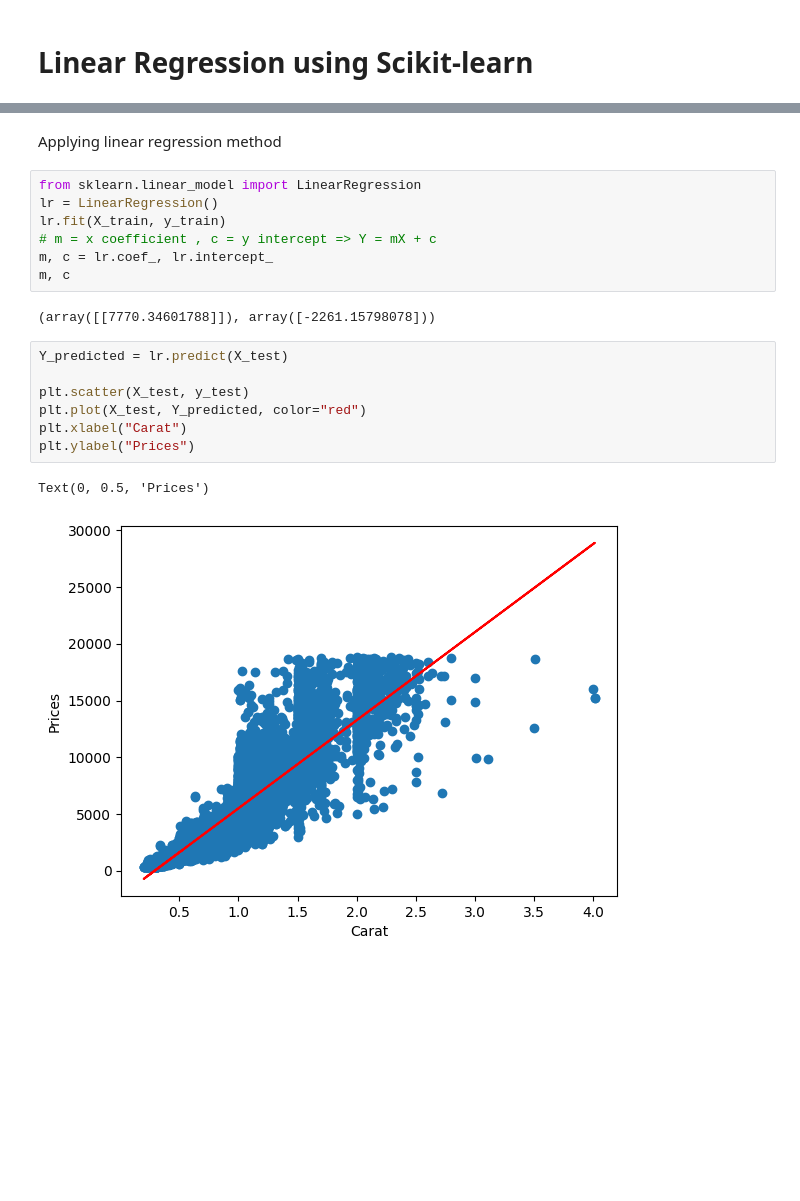
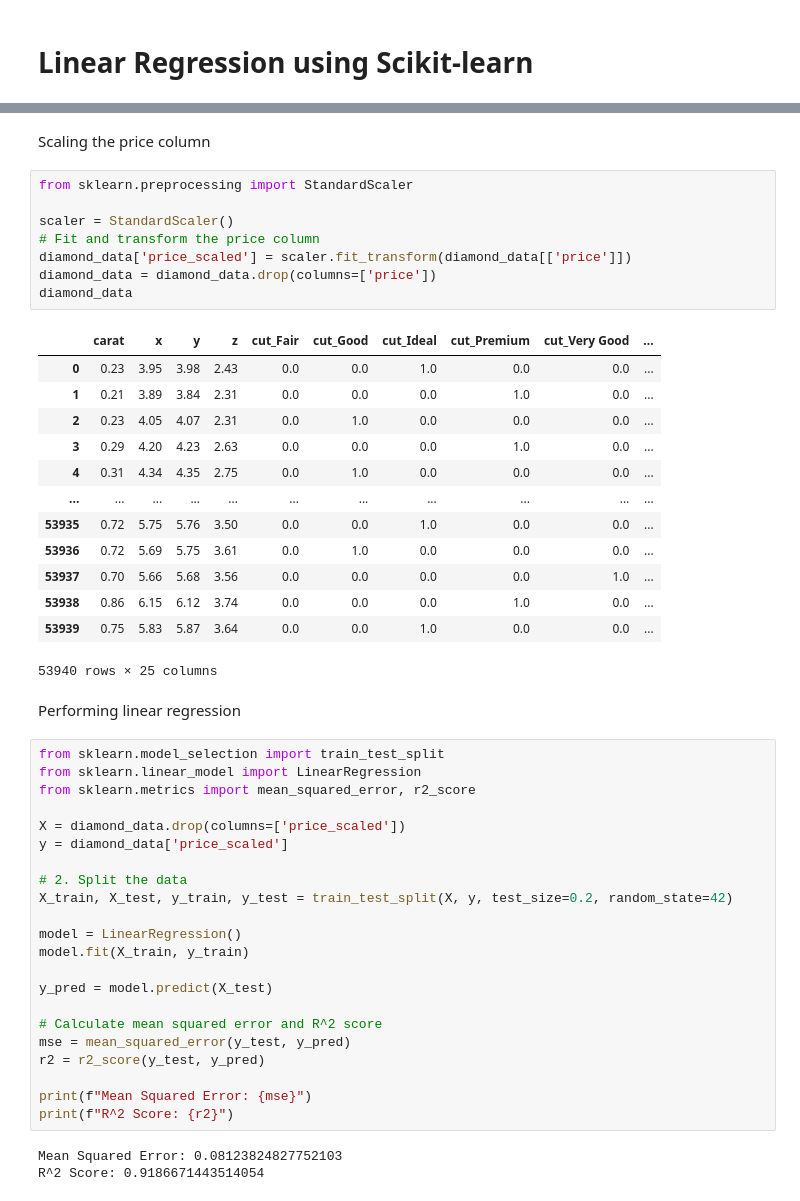
Before and after one commit to AgrimTawani/DJS-Antariksh, a Jupyter notebook: linear.ipynb, the cells around one changed output, grey strips where cells are left out. Cells and saved outputs as stored; diff of their text form; blank space fills up the shorter version.

```diff
--- a/linear.ipynb
+++ b/linear.ipynb
@@ -67,21 +106,51 @@ y_test= np.array(y_test).reshape(-1, 1)
+# %% [markdown]
+Scaling the price column
+# %%
+from sklearn.preprocessing import StandardScaler
+
+scaler = StandardScaler()
+# Fit and transform the price column
+diamond_data['price_scaled'] = scaler.fit_transform(diamond_data[['price']])
+diamond_data = diamond_data.drop(columns=['price'])
+diamond_data
+# %% [output]
+|  | carat | x | y | z | cut_Fair | cut_Good | cut_Ideal | cut_Premium | cut_Very Good | ... |
+| 0 | 0.23 | 3.95 | 3.98 | 2.43 | 0.0 | 0.0 | 1.0 | 0.0 | 0.0 | ... |
+| 1 | 0.21 | 3.89 | 3.84 | 2.31 | 0.0 | 0.0 | 0.0 | 1.0 | 0.0 | ... |
+| 2 | 0.23 | 4.05 | 4.07 | 2.31 | 0.0 | 1.0 | 0.0 | 0.0 | 0.0 | ... |
+| 3 | 0.29 | 4.20 | 4.23 | 2.63 | 0.0 | 0.0 | 0.0 | 1.0 | 0.0 | ... |
+| 4 | 0.31 | 4.34 | 4.35 | 2.75 | 0.0 | 1.0 | 0.0 | 0.0 | 0.0 | ... |
+| ... | ... | ... | ... | ... | ... | ... | ... | ... | ... | ... |
+| 53935 | 0.72 | 5.75 | 5.76 | 3.50 | 0.0 | 0.0 | 1.0 | 0.0 | 0.0 | ... |
+| 53936 | 0.72 | 5.69 | 5.75 | 3.61 | 0.0 | 1.0 | 0.0 | 0.0 | 0.0 | ... |
+| 53937 | 0.70 | 5.66 | 5.68 | 3.56 | 0.0 | 0.0 | 0.0 | 0.0 | 1.0 | ... |
+| 53938 | 0.86 | 6.15 | 6.12 | 3.74 | 0.0 | 0.0 | 0.0 | 1.0 | 0.0 | ... |
+| 53939 | 0.75 | 5.83 | 5.87 | 3.64 | 0.0 | 0.0 | 1.0 | 0.0 | 0.0 | ... |
+53940 rows × 25 columns
 # %% [markdown]
-Applying linear regression method
+Performing linear regression
-# %%
-from sklearn.linear_model import LinearRegression
-lr = LinearRegression()
-lr.fit(X_train, y_train)
-# m = x coefficient , c = y intercept => Y = mX + c
-m, c = lr.coef_, lr.intercept_
-m, c
-# %% [output]
-(array([[7770.34601788]]), array([-2261.15798078]))
-# %%
-Y_predicted = lr.predict(X_test)
-
-plt.scatter(X_test, y_test)
-plt.plot(X_test, Y_predicted, color="red")
-plt.xlabel("Carat")
-plt.ylabel("Prices")
-# %% [output]
-Text(0, 0.5, 'Prices')
-[figure, removed]
+# %%
+from sklearn.model_selection import train_test_split
+from sklearn.linear_model import LinearRegression
+from sklearn.metrics import mean_squared_error, r2_score
+
+X = diamond_data.drop(columns=['price_scaled'])
+y = diamond_data['price_scaled']
+
+# 2. Split the data
+X_train, X_test, y_train, y_test = train_test_split(X, y, test_size=0.2, random_state=42)
+
+model = LinearRegression()
+model.fit(X_train, y_train)
+
+y_pred = model.predict(X_test)
+
+# Calculate mean squared error and R^2 score
+mse = mean_squared_error(y_test, y_pred)
+r2 = r2_score(y_test, y_pred)
+
+print(f"Mean Squared Error: {mse}")
+print(f"R^2 Score: {r2}")
+# %% [output]
+Mean Squared Error: 0.08123824827752103
+R^2 Score: 0.9186671443514054
```
Also changed, not shown: parts of 13 cells of this notebook.
